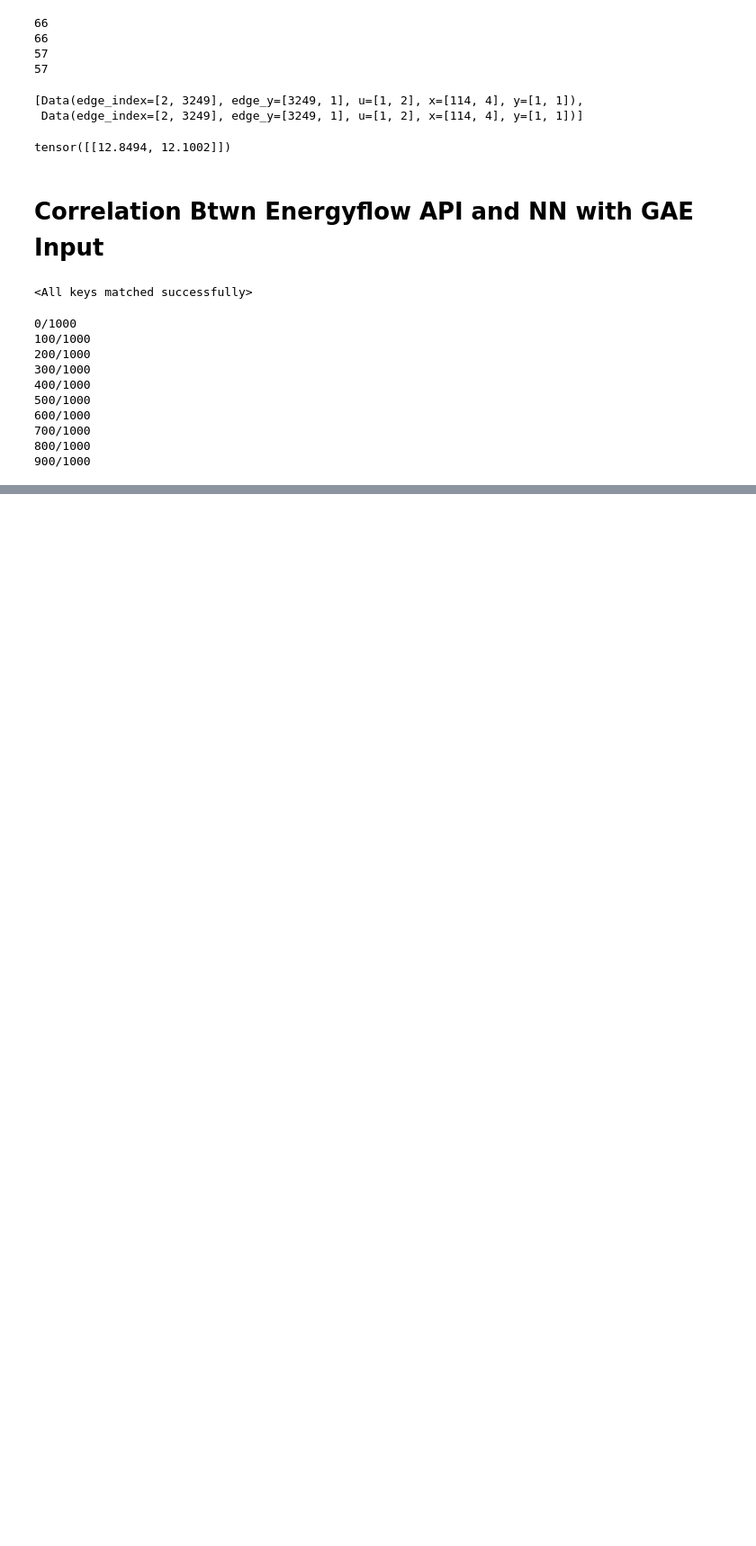
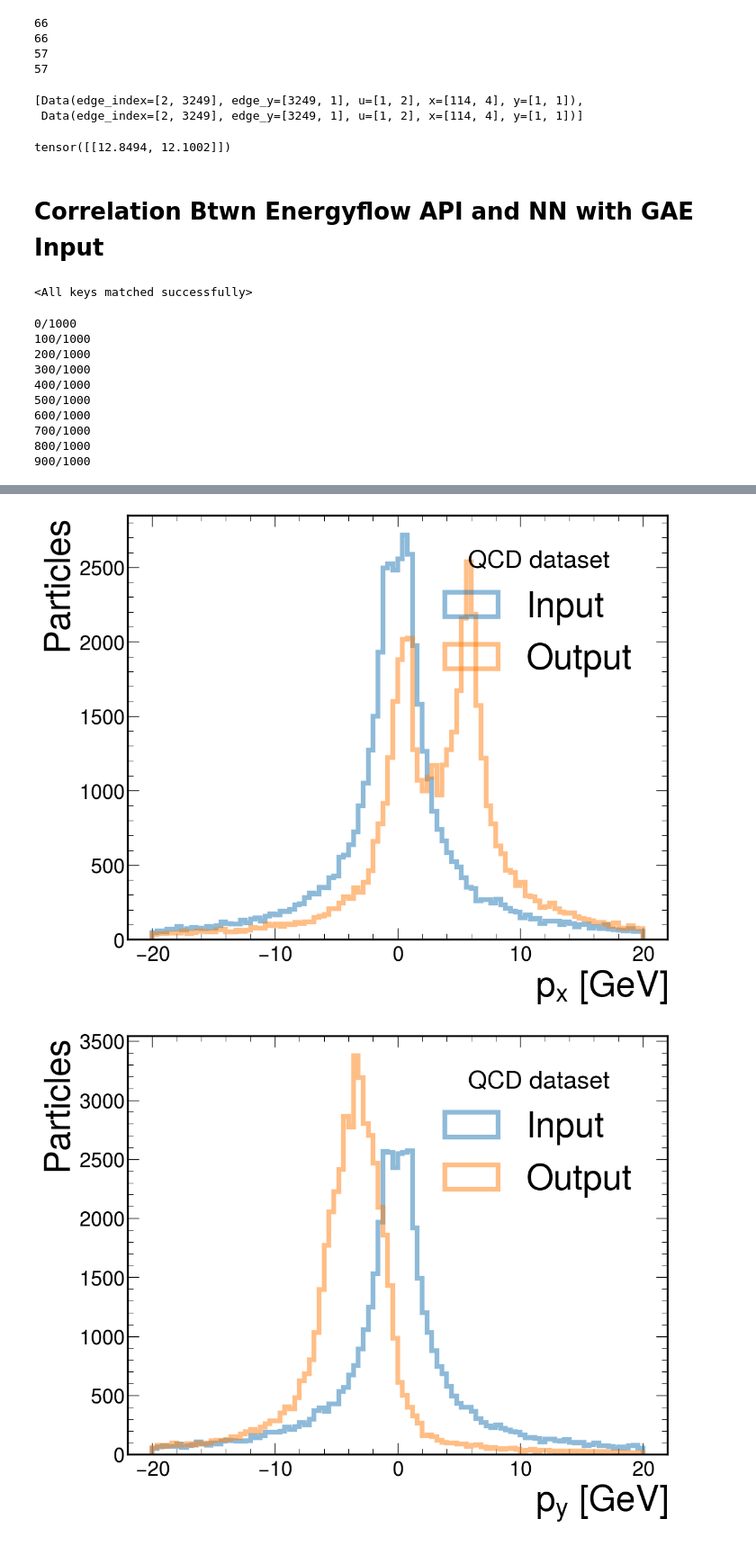
Before and after one commit to stsan9/AnomalyDetection4Jets, a Jupyter notebook: code/EmdNNTest.ipynb, the cells around one changed output, grey strips where cells are left out. Shown: that part at 90% size. Drawn from its saved outputs; the diff is of its cells as text; code cells hidden in the pictures; blank space fills up the shorter version.

```diff
--- a/code/EmdNNTest.ipynb
+++ b/code/EmdNNTest.ipynb
@@ -298,0 +278,2 @@ make_plots(losses, )
+# %%
+input_fts, reco_fts = gen_in_out(model, dl, device=device)
@@ -298,0 +282,22 @@ make_plots(losses, )
+# %%
+# temporary
+label = ['$p_x~[GeV]$', '$p_y~[GeV]$', '$p_z~[GeV]$']
+feat = ['px', 'py', 'pz']
+
+# make a separate plot for each feature
+for i in range(input_fts.shape[1]):
+    plt.style.use(hep.style.CMS)
+    plt.figure(figsize=(10,8))
+    bins = np.linspace(-20, 20, 101)
+    if i == 3:  # different bin size for E momentum
+        bins = np.linspace(-5, 35, 101)
+    plt.ticklabel_format(useMathText=True)
+    plt.hist(input_fts[:,i].numpy(), bins=bins, alpha=0.5, label='Input', histtype='step', lw=5)
+    plt.hist(reco_fts[:,i].numpy(), bins=bins, alpha=0.5, label='Output', histtype='step', lw=5)
+    plt.legend(title='QCD dataset', fontsize='x-large')
+    plt.xlabel(label[i], fontsize='x-large')
+    plt.ylabel('Particles', fontsize='x-large')
+    plt.tight_layout()
+# %% [output]
+[figure, added]
+[figure, added]
```
Also changed, not shown: parts of 7 cells of this notebook.
